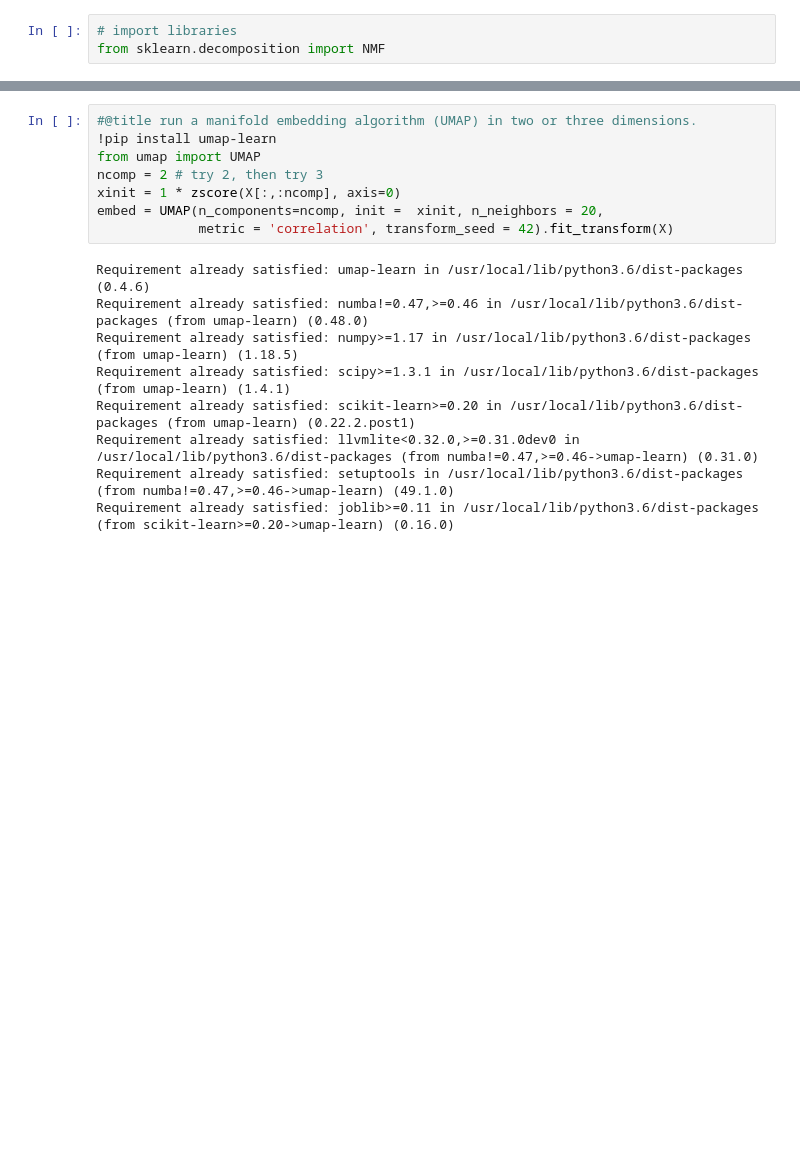
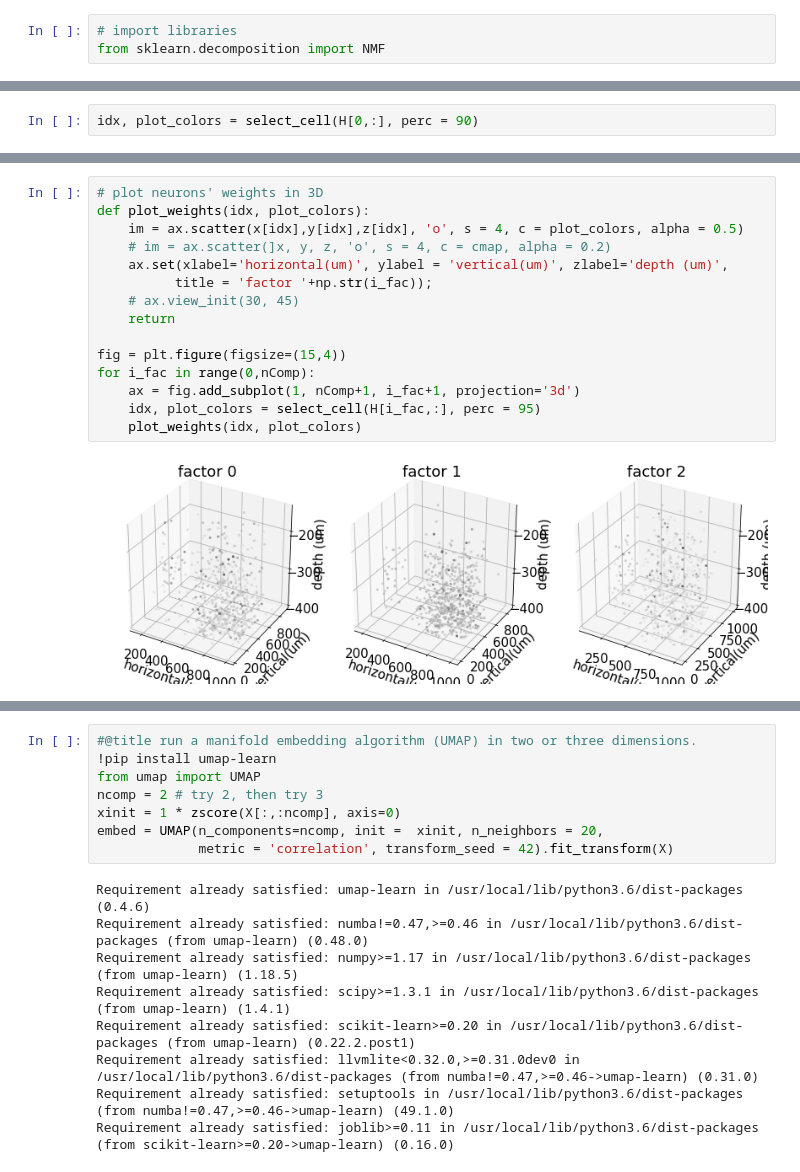
Before and after one commit to YGUO29/NMA-proj, a Jupyter notebook: NMA_proj_load_stringer_spontaneous.ipynb, the cells around one changed output, grey strips where cells are left out. Saved outputs shown, nothing was run; the diff lists cells and outputs as text; blank space fills up the shorter version.

```diff
--- a/NMA_proj_load_stringer_spontaneous.ipynb
+++ b/NMA_proj_load_stringer_spontaneous.ipynb
@@ -178,3 +195,5 @@ def my_nmf(DataMat, nComp=2):
+# %%
+idx, plot_colors = select_cell(H[0,:], perc = 90)
 # %%
 # take NMF
 # DataMat =  dat['sresp'].T
@@ -258,0 +274,17 @@ ax.view_init(30, 30)
+# %%
+# plot neurons' weights in 3D
+def plot_weights(idx, plot_colors):
+    im = ax.scatter(x[idx],y[idx],z[idx], 'o', s = 4, c = plot_colors, alpha = 0.5)
+    # im = ax.scatter(]x, y, z, 'o', s = 4, c = cmap, alpha = 0.2)
+    ax.set(xlabel='horizontal(um)', ylabel = 'vertical(um)', zlabel='depth (um)',
+          title = 'factor '+np.str(i_fac));
+    # ax.view_init(30, 45)
+    return
+
+fig = plt.figure(figsize=(15,4))
+for i_fac in range(0,nComp):
+    ax = fig.add_subplot(1, nComp+1, i_fac+1, projection='3d')
+    idx, plot_colors = select_cell(H[i_fac,:], perc = 95)
+    plot_weights(idx, plot_colors)
+# %% [output]
+[figure, added]
```
Also changed, not shown: parts of 11 cells of this notebook.
